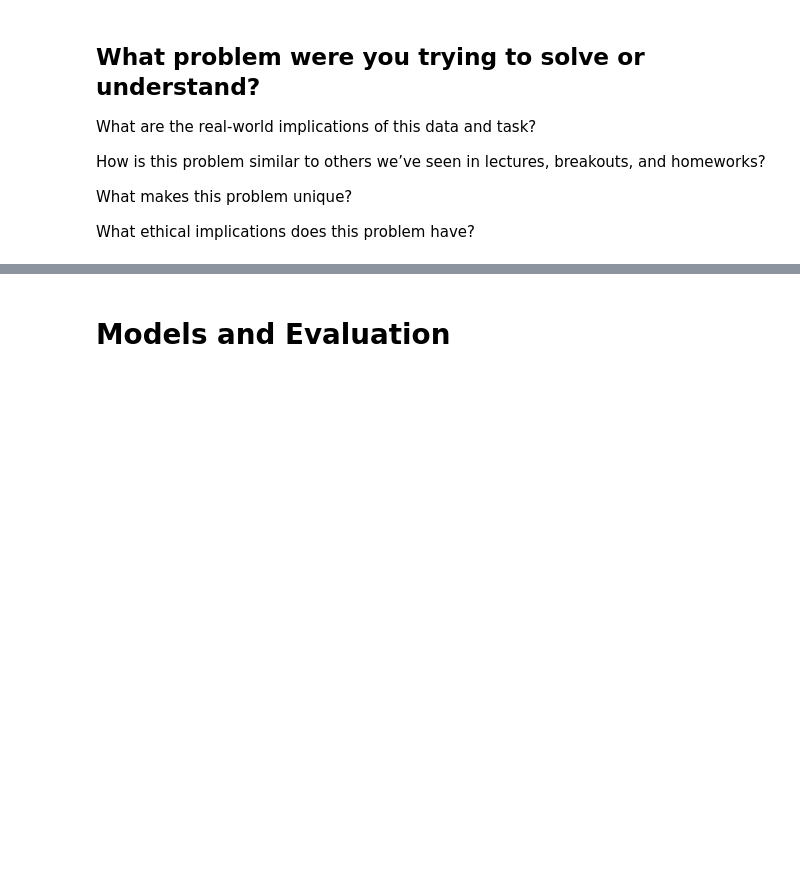
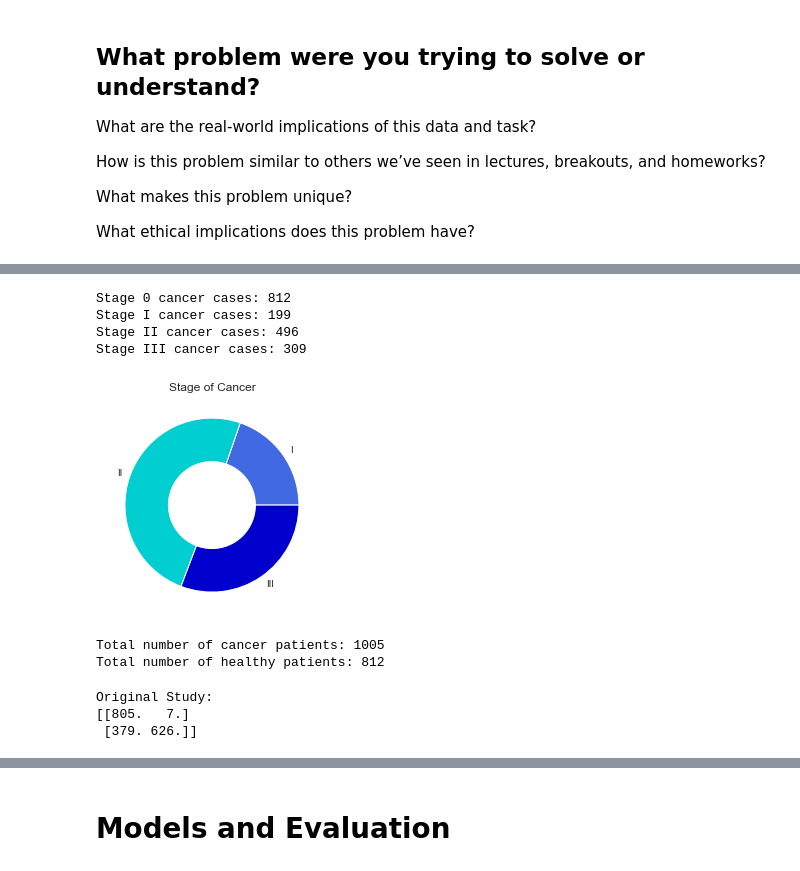
Before and after one commit to ChrisWilhelm/MachineLearningFinalProject, a Jupyter notebook: Final_Project_Submission_Template.ipynb, the cells around one changed output, grey strips where cells are left out. Cells and saved outputs as stored; diff of their text form; code cells hidden in the pictures; blank space fills up the shorter version.

```diff
--- a/Final_Project_Submission_Template.ipynb
+++ b/Final_Project_Submission_Template.ipynb
@@ -75,0 +138,75 @@ Are your features continuous or categorical? How do you treat these features dif
+# %%
+stageTypes = ['0', 'I', 'II', 'III']
+stageTypeCases = []
+
+for i in range(len(stageTypes)):
+    stageTypeCases.append(array[1:, 6][array[1:, 6] == stageTypes[i]].shape[0])
+    print("Stage " + stageTypes[i] + " cancer cases: " + str(stageTypeCases[i]))
+# %% [output]
+Stage 0 cancer cases: 812
+Stage I cancer cases: 199
+Stage II cancer cases: 496
+Stage III cancer cases: 309
+# %%
+names = ['I', 'II', 'III']
+size = [198, 497, 309]
+
+my_circle = plt.Circle( (0,0), 0.5, color='white')
+
+plt.pie(size, labels=names, colors=['royalblue', 'darkturquoise', 'mediumblue'])
+
+# pie charts of stage types
+p = plt.gcf()
+p.gca().add_artist(my_circle)
+plt.title("Stage of Cancer")
+plt.show()
+# %% [output]
+[figure, added]
+# %%
+# distribution of control and cancer patients
+cancerPatient = 0
+controlPatient = 0
+totalCases = 1817.
+for value in array[:, 49]:
+    if value == 1:
+        cancerPatient += 1
+    else:
+        controlPatient += 1
+
+print("Total number of cancer patients: " + str(cancerPatient))
+print("Total number of healthy patients: " + str(controlPatient))
+# %% [output]
+Total number of cancer patients: 1005
+Total number of healthy patients: 812
+# %%
+tpr = 0
+tnr = 0
+fpr = 0
+fnr = 0
+
+predAndActual = array[:, 48:]
+
+# counting tpr, tnr, fpr, fnr cases
+for i in range(len(predAndActual)):
+    if predAndActual[i,0] == 0:
+        if predAndActual[i,0] == predAndActual[i,1]:
+            tnr += 1
+        else:
+            fnr += 1
+    else:
+        if predAndActual[i,0] == predAndActual[i,1]:
+            tpr += 1
+        else:
+            fpr += 1
+# creating confusion matrix
+cf_matrix = np.zeros((2, 2))
+cf_matrix[0,0] = 805
+cf_matrix[0,1] = 7
+cf_matrix[1,0] = 379
+cf_matrix[1,1] = 626
+print("Original Study:")
+print(cf_matrix)
+# %% [output]
+Original Study:
+[[805.   7.]
+ [379. 626.]]
```
Also changed, not shown: parts of 24 cells of this notebook, 1 other file.
